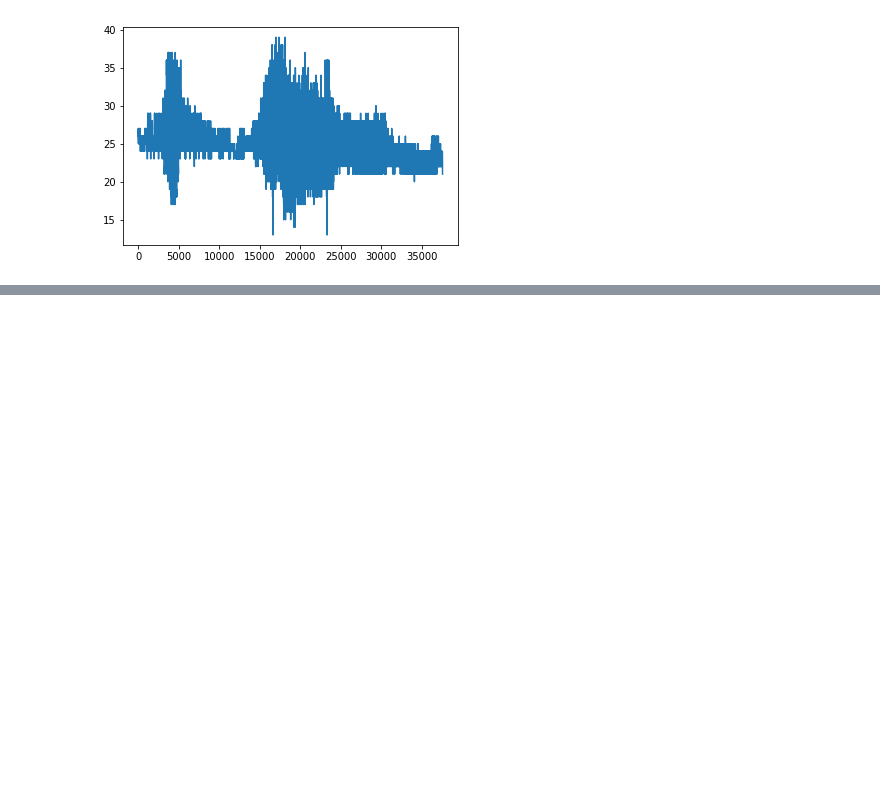
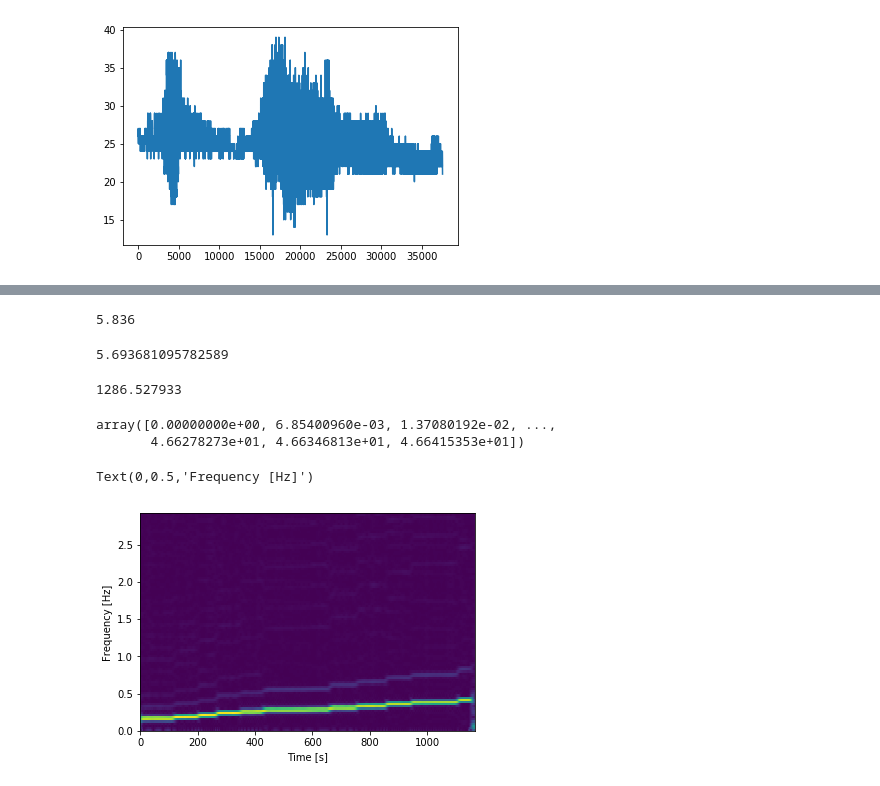
Before and after one commit to balintkaszas/boSchlieren, a Jupyter notebook: 0404.ipynb, the cells around one changed output, grey strips where cells are left out. Cells and saved outputs as stored; diff of their text form; code cells hidden in the pictures; blank space fills up the shorter version.

```diff
--- a/0404.ipynb
+++ b/0404.ipynb
@@ -364,2 +239,28 @@ asd = np.loadtxt('asd.dat', skiprows=2)
 # %%
 driving = np.loadtxt('driving/driving_2.dat')
+# %%
+framerate/5.
+# %% [output]
+5.836
+# %%
+1./(driving[:,0][1]-driving[:,0][0])
+# %% [output]
+5.693681095782589
+# %%
+driving[:,0][-1]
+# %% [output]
+1286.527933
+# %%
+tint
+# %% [output]
+array([0.00000000e+00, 6.85400960e-03, 1.37080192e-02, ...,
+       4.66278273e+01, 4.66346813e+01, 4.66415353e+01])
+# %%
+# from scipy import signal
+fint, tint, Zxxint = signal.stft(driving[:,1], framerate/5., nperseg=200,noverlap=199, detrend='constant')
+plt.pcolormesh(tint, fint, np.abs(Zxxint))
+plt.xlabel('Time [s]')
+plt.ylabel('Frequency [Hz]')
+# %% [output]
+Text(0,0.5,'Frequency [Hz]')
+[figure, added]
```
Also changed, not shown: parts of 66 cells of this notebook, 1 other file.
